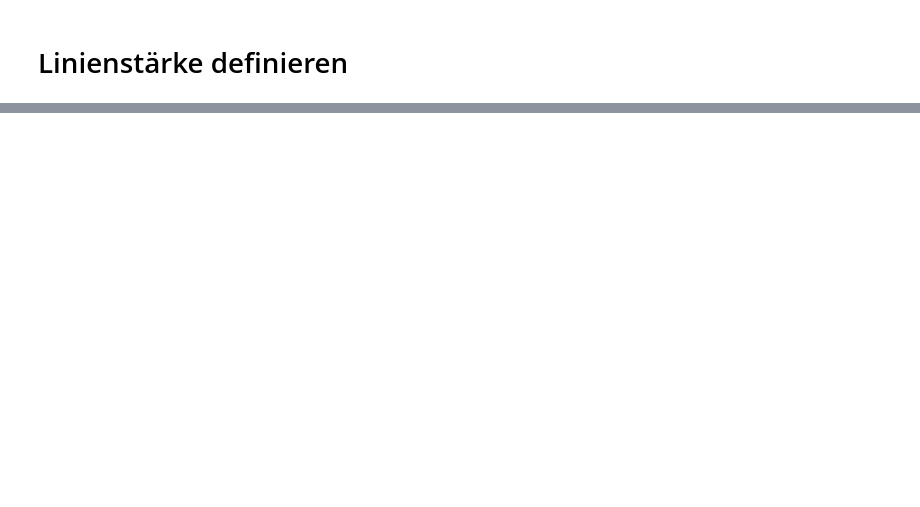
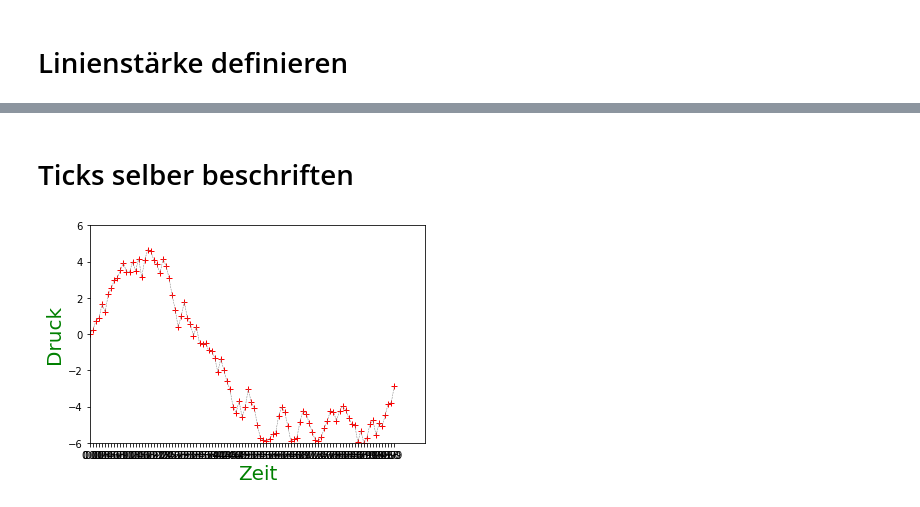
Before and after one commit to juebrauer/course_introduction_to_python, a Jupyter notebook: 07_matplotlib_grundlagen/matplotib_grundlagen.ipynb, the cells around one changed output, grey strips where cells are left out. Saved outputs shown, nothing was run; the diff lists cells and outputs as text; code cells hidden in the pictures; blank space fills up the shorter version.

Commit message:
Matplotlib intro: 1. how to set the axis range, 2. set axis names, 3. how to define an individual text for each tick

```diff
--- a/07_matplotlib_grundlagen/matplotib_grundlagen.ipynb
+++ b/07_matplotlib_grundlagen/matplotib_grundlagen.ipynb
@@ -154,0 +191,23 @@ plt.show()
+# %% [markdown]
+# Ticks selber beschriften
+# %%
+plt.plot(zr, "+", color="red") # Plotten der Datenpunkte
+plt.plot(zr, linestyle="--", color="gray", linewidth=0.5) # Plotten des Graphen
+
+plt.xlim(0,110)
+plt.ylim(-6,6)
+
+plt.xlabel("Zeit", color="green", fontsize=20)
+plt.ylabel("Druck", color="green", fontsize=20)
+
+abtastfrequenz = 100.0 # Hz
+
+N = len(zr)
+tick = [i for i in range(0,N)]
+label_fuer_tick = [i/abtastfrequenz for i in range(0,N)]
+
+plt.xticks(tick, label_fuer_tick)
+
+plt.show()
+# %% [output]
+[figure, added]
```
Also changed, not shown: parts of 27 cells of this notebook.
